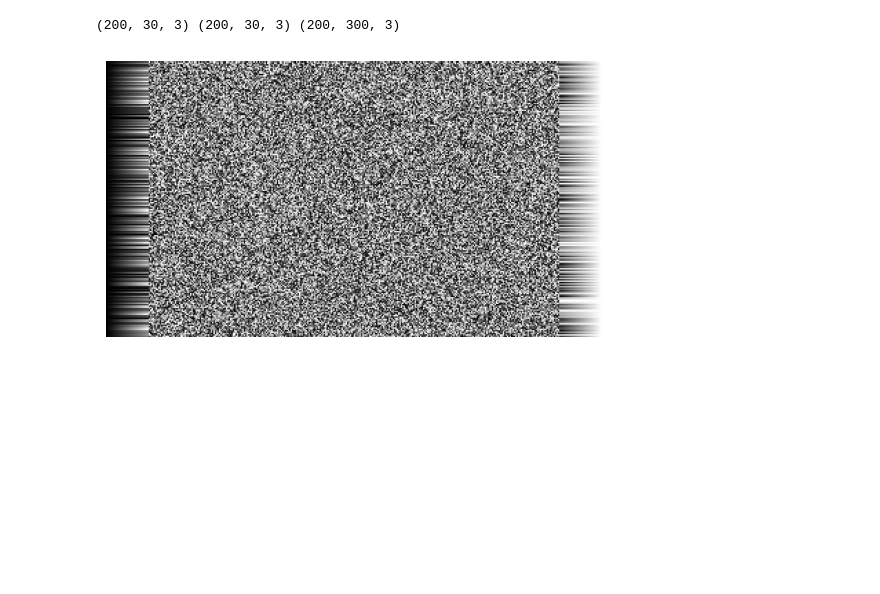
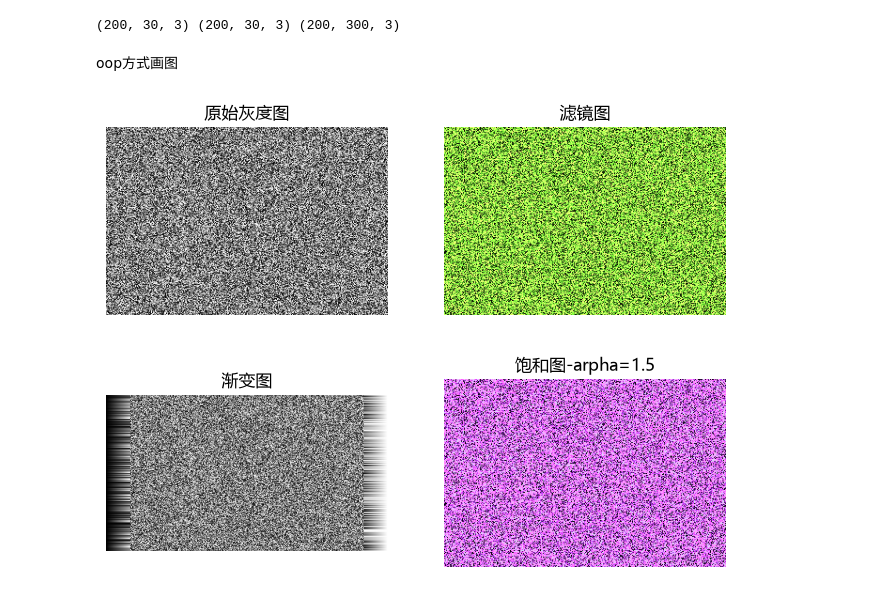
Before and after one commit to hyzzz145/collection-ai, a Jupyter notebook: foundation/hyzzz145/task-2/data_analysis/Matrix/Bonus.ipynb, the cells around one changed output. Saved outputs shown, nothing was run; the diff lists cells and outputs as text; code cells hidden in the pictures; blank space fills up the shorter version.

```diff
--- a/foundation/hyzzz145/task-2/data_analysis/Matrix/Bonus.ipynb
+++ b/foundation/hyzzz145/task-2/data_analysis/Matrix/Bonus.ipynb
@@ -39,7 +21,7 @@ new_color_image = np.clip(new_color_image,0,255)
 # %% [markdown]
 基于元素级运算的色彩增强：
 # %%
-alpha = 1
+alpha = 1.5
 sturate_image = new_color_image
 L = 0.299*sturate_image[:,:,0]+0.587*sturate_image[:,:,1]+0.114*sturate_image[:,:,2]
 print(L)
@@ -79,7 +43,25 @@ color_image = np.concatenate([color_image_left,color_image,color_image_right],ax
 #200,30,3
 # %% [output]
 (200, 30, 3) (200, 30, 3) (200, 300, 3)
+# %% [markdown]
+oop方式画图
 # %%
-fig,ax =
+#中文
+plt.rcParams['font.sans-serif'] = ['Microsoft YaHei']
+plt.rcParams['axes.unicode_minus'] = False
+
+fig,axes = plt.subplots(2,2,figsize = (8,6))
+axes[0,0].imshow(grayscale_image,cmap="gray")
+axes[0,0].set_title('原始灰度图')
+axes[1,0].imshow(color_image.astype(np.uint8))
+axes[1,0].set_title('渐变图')
+axes[0,1].imshow(new_color_image.astype(np.uint8))
+axes[0,1].set_title('滤镜图')
+axes[1,1].imshow(sturate_image.astype(np.uint8))
+axes[1,1].set_title('饱和图-arpha=1.5')
+for i in range(2):
+    for o in range(2):
+        axes[i,o].axis('off')
+plt.show()
 # %% [output]
-[figure, old version]
+[figure, new version]
```
Also changed, not shown: parts of 2 cells of this notebook, 5 other files.
